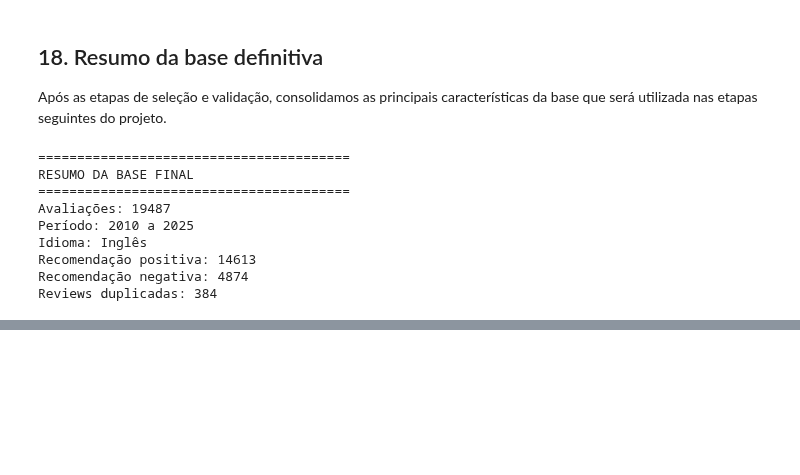
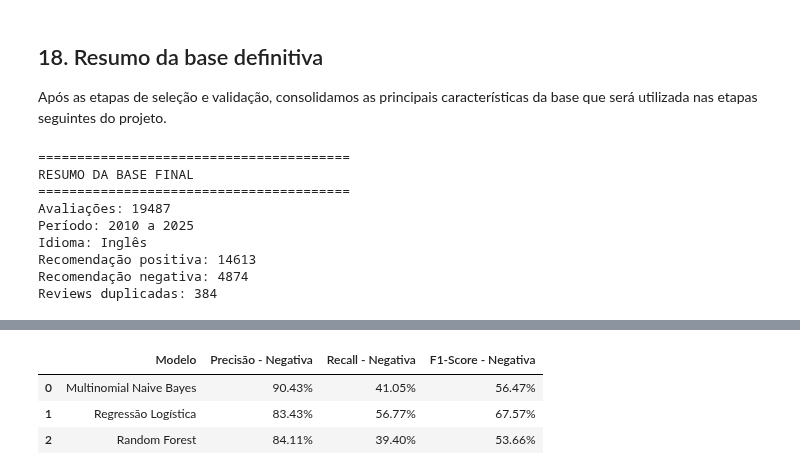
Before and after one commit to marcosaraujoCL/projeto-aplicado-II-classificacoes-avaliacoes, a Jupyter notebook: Notebooks/01_analise_exploratoria.ipynb, the cells around one changed output, grey strips where cells are left out. Saved outputs shown, nothing was run; the diff lists cells and outputs as text; code cells hidden in the pictures; blank space fills up the shorter version.

```diff
--- a/Notebooks/01_analise_exploratoria.ipynb
+++ b/Notebooks/01_analise_exploratoria.ipynb
@@ -545,0 +1087,29 @@ Reviews duplicadas: 384
+# %%
+resultados_negativas = []
+
+for nome, previsoes in modelos.items():
+    relatorio = classification_report(
+        y_teste,
+        previsoes,
+        output_dict=True
+    )
+
+    resultados_negativas.append({
+        "Modelo": nome,
+        "Precisão - Negativa": relatorio["0"]["precision"],
+        "Recall - Negativa": relatorio["0"]["recall"],
+        "F1-Score - Negativa": relatorio["0"]["f1-score"]
+    })
+
+df_negativas = pd.DataFrame(resultados_negativas)
+
+df_negativas.style.format({
+    "Precisão - Negativa": "{:.2%}",
+    "Recall - Negativa": "{:.2%}",
+    "F1-Score - Negativa": "{:.2%}"
+})
+# %% [output]
+|  | Modelo | Precisão - Negativa | Recall - Negativa | F1-Score - Negativa |
+| 0 | Multinomial Naive Bayes | 90.43% | 41.05% | 56.47% |
+| 1 | Regressão Logística | 83.43% | 56.77% | 67.57% |
+| 2 | Random Forest | 84.11% | 39.40% | 53.66% |
```
Also changed, not shown: parts of 40 cells of this notebook.
